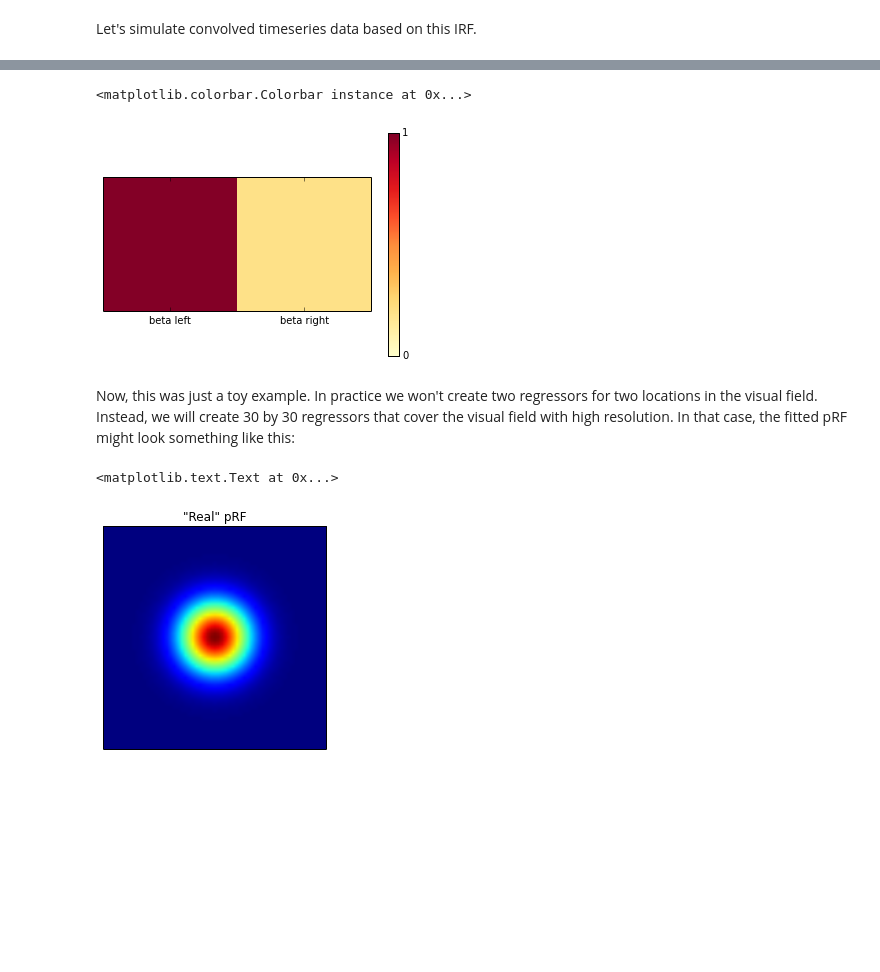
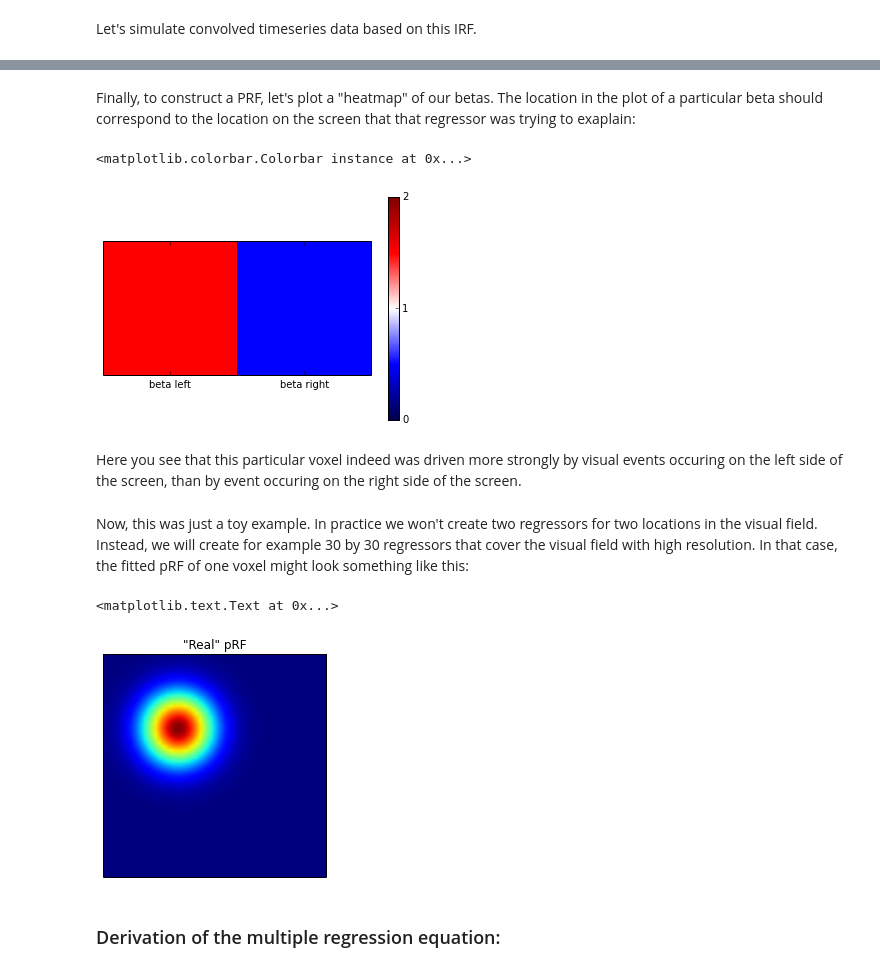
Before and after one commit to jwdegee/IPython-Notebook-Tutorials, a Jupyter notebook: PRF_GLM.ipynb, the cells around one changed output, grey strips where cells are left out. Drawn from its saved outputs; the diff is of its cells as text; code cells hidden in the pictures; blank space fills up the shorter version.

```diff
--- a/PRF_GLM.ipynb
+++ b/PRF_GLM.ipynb
@@ -86,31 +86,13 @@ times_r = np.array([35,45,46,55])
 input_signal_l = np.zeros(duration * sample_rate)
 input_signal_r = np.zeros(duration * sample_rate)
 for i in times_l:
-    input_signal_l[i*sample_rate] = 1
+    input_signal_l[i*sample_rate] = 1.5
 for i in times_r:
-    input_signal_r[i*sample_rate] = 0.2
+    input_signal_r[i*sample_rate] = 0.5
 input_signal = input_signal_l + input_signal_r
-
-# plot input:
-timepoints = np.linspace(0, duration, duration*sample_rate)
-fig = plt.figure()
-plt.plot(timepoints, input_signal, 'r')
-plt.legend(['"true" neural signal'], loc=1)
-plt.title('"true" neural signal')
-plt.xlabel('time (s)')
-plt.ylabel('a.u.')
 
 # convolve inputs with IRF:
 convolved_signal = (sp.convolve(input_signal, IRF, 'full'))[:-(IRF.shape[0]-1)]
-
-# plot simulated convolved signal without noise:
-fig = plt.figure()
-plt.plot(timepoints, input_signal, 'r')
-plt.plot(timepoints, convolved_signal)
-plt.legend(['"true" neural signal', 'pupil time series'], loc=1)
-plt.title('pupil time series, no noise')
-plt.xlabel('time (s)')
-plt.ylabel('a.u.')
 
 # let's add some noise:
 convolved_signal_noise = convolved_signal + np.random.normal(0,0.1,len(convolved_signal))
@@ -118,14 +100,14 @@ convolved_signal_noise = convolved_signal + np.random.normal(0,0.1,len(convolved
 # plot simulated convolved signal with noise:
 fig = plt.figure()
 # plt.plot(timepoints, input_signal, 'r')
-plt.plot(timepoints, convolved_signal_noise)
+plt.plot(timepoints, convolved_signal_noise, 'b')
 plt.legend(['BOLD time series'], loc=1)
 for i in times_l:
-    plt.axvline(i, color='r')
+    plt.axvline(i, color='r', alpha=0.5)
 for i in times_r:
-    plt.axvline(i, color='g')
+    plt.axvline(i, color='g', alpha=0.5)
 # plt.legend(['"true" neural signal', 'pupil time series'], loc=1)
-plt.title('pupil time series, with measurement noise')
+plt.title('BOLD time series, with measurement noise')
 plt.xlabel('time (s)')
 plt.ylabel('a.u.')
 # %% [output]
@@ -205,20 +209,24 @@ plt.ylabel('a.u.')
+# %% [markdown]
+Finally, to construct a PRF, let's plot a "heatmap" of our betas. The location in the plot of a particular beta should correspond to the location on the screen that that regressor was trying to exaplain:
 # %%
 fig = plt.figure()
 ax = fig.add_subplot(111)
-a = ax.imshow(betas.T, interpolation='nearest', vmin=0, vmax=1, cmap='YlOrRd')
+a = ax.imshow(betas.T, interpolation='nearest', vmin=0, vmax=2, cmap='seismic') # cmap='YlOrRd')
 ax.set_xticks([0,1])
 ax.set_yticks([])
 ax.set_xticklabels(['beta left', 'beta right'])
-fig.colorbar(a, ticks=[-1, 0, 1], orientation='vertical', )
+fig.colorbar(a, ticks=[0, 1, 2], orientation='vertical', )
 # %% [output]
 <matplotlib.colorbar.Colorbar instance at 0x...>
-[figure, old version]
+[figure, new version]
+# %% [markdown]
+Here you see that this particular voxel indeed was driven more strongly by visual events occuring on the left side of the screen, than by event occuring on the right side of the screen.
 # %% [markdown]
-Now, this was just a toy example. In practice we won't create two regressors for two locations in the visual field. Instead, we will create 30 by 30 regressors that cover the visual field with high resolution. In that case, the fitted pRF might look something like this:
+Now, this was just a toy example. In practice we won't create two regressors for two locations in the visual field. Instead, we will create for example 30 by 30 regressors that cover the visual field with high resolution. In that case, the fitted pRF of one voxel might look something like this:
 # %%
 sizex = 30
 sizey = 30
-x, y = np.mgrid[-sizex:sizex+1, -sizey:sizey+1]
+x, y = np.mgrid[-sizex+10:sizex+10+1, -sizey+10:sizey+10+1]
 g = np.exp(-0.333*(x**2/float(sizex)+y**2/float(sizey)))
 PRF = g/g.sum()
 plt.imshow(PRF)
@@ -226,4 +234,6 @@ plt.xticks([]); plt.yticks([])
 plt.title('"Real" pRF')
 # %% [output]
 <matplotlib.text.Text at 0x...>
-[figure, old version]
+[figure, new version]
+# %% [markdown]
+### Derivation of the multiple regression equation:
```
Also changed, not shown: parts of 12 cells of this notebook, 1 other file.
